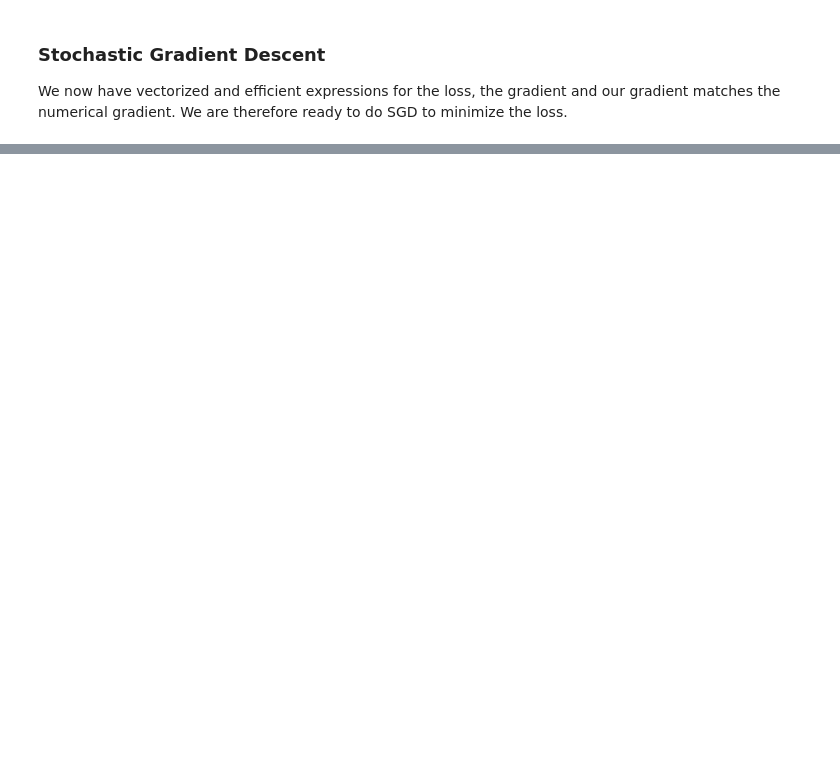
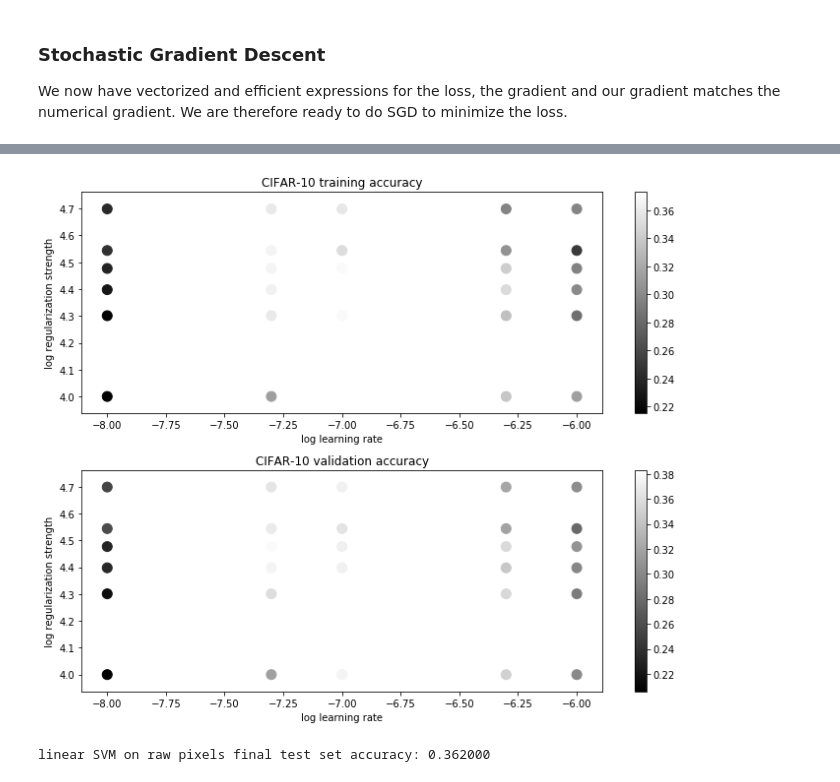
Before and after one commit to hardianlawi/stanford-cs231n, a Jupyter notebook: assignment1/svm.ipynb, the cells around one changed output, grey strips where cells are left out. Cells and saved outputs as stored; diff of their text form; code cells hidden in the pictures; blank space fills up the shorter version.

```diff
--- a/assignment1/svm.ipynb
+++ b/assignment1/svm.ipynb
@@ -317,8 +339,8 @@ print('validation accuracy: %f' % (np.mean(y_val == y_val_pred), ))
 # learning rate). You should experiment with different ranges for the learning
 # rates and regularization strengths; if you are careful you should be able to
 # get a classification accuracy of about 0.4 on the validation set.
-learning_rates = [1e-7, 5e-5]
-regularization_strengths = [2.5e4, 5e4]
+learning_rates = [1e-8, 5e-8, 1e-7, 5e-7, 1e-6]
+regularization_strengths = [1e4, 2e4, 2.5e4, 3e4, 3.5e4, 5e4]
 
 # results is dictionary mapping tuples of the form
 # (learning_rate, regularization_strength) to tuples of the form
@@ -342,7 +364,16 @@ best_svm = None # The LinearSVM object that achieved the highest validation rate
 # confident that your validation code works, you should rerun the validation   #
 # code with a larger value for num_iters.                                      #
 ################################################################################
-# Your code
+
+for lr in learning_rates:
+    for reg in regularization_strengths:
+        svm = LinearSVM()
+        svm.train(X_train, y_train, learning_rate=lr, reg=reg, num_iters=1000)
+        results[(lr, reg)] = np.mean(y_train == svm.predict(X_train)), np.mean(y_val == svm.predict(X_val))
+        if results[(lr, reg)][1] > best_val:
+            best_val = results[(lr, reg)][1]
+            best_svm = svm
+
 ################################################################################
 #                              END OF YOUR CODE                                #
 ################################################################################
@@ -357,33 +406,38 @@ print('best validation accuracy achieved during cross-validation: %f' % best_val
 # %%
 # Visualize the cross-validation results
 import math
 x_scatter = [math.log10(x[0]) for x in results]
 y_scatter = [math.log10(x[1]) for x in results]
 
 # plot training accuracy
 marker_size = 100
 colors = [results[x][0] for x in results]
 plt.subplot(2, 1, 1)
 plt.scatter(x_scatter, y_scatter, marker_size, c=colors)
 plt.colorbar()
 plt.xlabel('log learning rate')
 plt.ylabel('log regularization strength')
 plt.title('CIFAR-10 training accuracy')
 
 # plot validation accuracy
 colors = [results[x][1] for x in results] # default size of markers is 20
 plt.subplot(2, 1, 2)
 plt.scatter(x_scatter, y_scatter, marker_size, c=colors)
 plt.colorbar()
 plt.xlabel('log learning rate')
 plt.ylabel('log regularization strength')
 plt.title('CIFAR-10 validation accuracy')
+plt.tight_layout()
 plt.show()
+# %% [output]
+[figure, added]
 # %%
 # Evaluate the best svm on test set
 y_test_pred = best_svm.predict(X_test)
 test_accuracy = np.mean(y_test == y_test_pred)
 print('linear SVM on raw pixels final test set accuracy: %f' % test_accuracy)
+# %% [output]
+linear SVM on raw pixels final test set accuracy: 0.362000
 # %%
 # Visualize the learned weights for each class.
 # Depending on your choice of learning rate and regularization strength, these may
```
Also changed, not shown: parts of 14 cells of this notebook.
